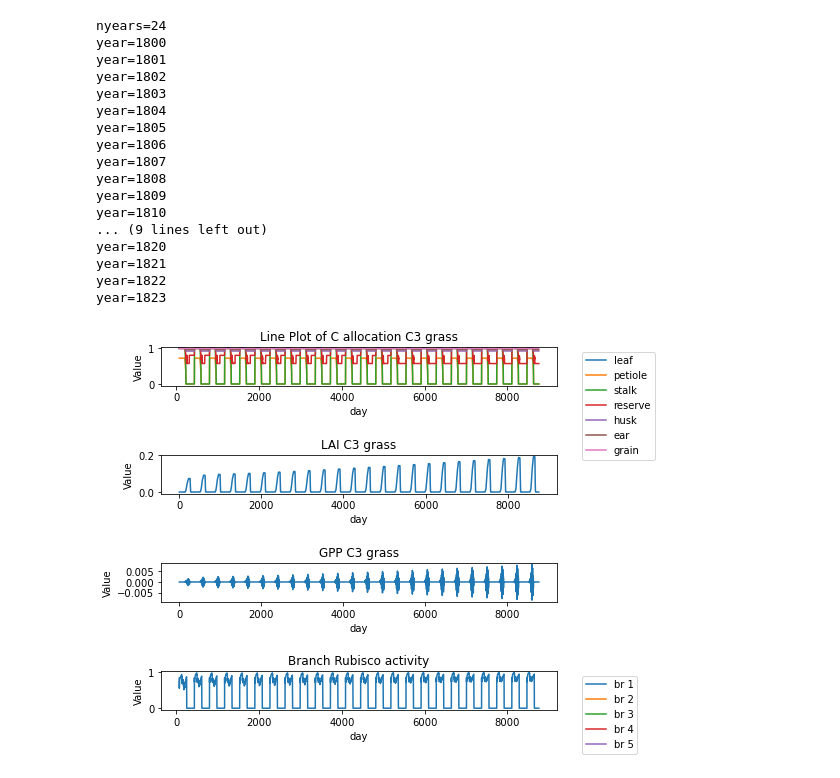
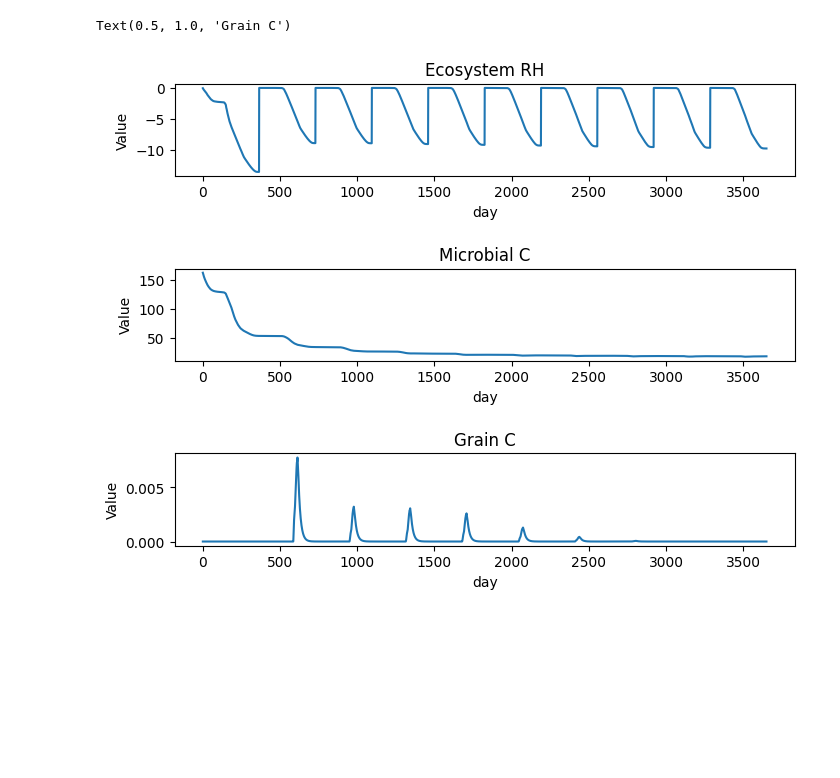
Before and after one commit to jinyun1tang/EcoSIM, a Jupyter notebook: examples/run_dir/jupyter_notebook/sample_visual.ipynb, the cells around one changed output. Drawn from its saved outputs; the diff is of its cells as text; code cells hidden in the pictures; blank space fills up the shorter version.

```diff
--- a/examples/run_dir/jupyter_notebook/sample_visual.ipynb
+++ b/examples/run_dir/jupyter_notebook/sample_visual.ipynb
@@ -136,58 +107,28 @@ year=1823
-# %%
-fig, axs = plt.subplots(4, 1, figsize=(8, 6))
-
-for nmp in range(len(morphunit)):
-    axs[0].plot(np.sum(parts_brch1_pft2[:,0:nmp],axis=1),label=morphunit[nmp])
-axs[0].set_xlabel('day')
-axs[0].set_ylabel('Value')
-axs[0].set_title('Line Plot of C allocation C3 grass')
-axs[0].legend(bbox_to_anchor=(1.05, 1), loc='upper left')
-
-
-axs[1].plot(LAI[:,1])
-axs[1].set_xlabel('day')
-axs[1].set_ylabel('Value')
-axs[1].set_title('LAI C3 grass')
-
-cCanGPP=CanGPP[:,1].reshape(-1, 1)
-tCanGPP=VSLib.cumts2ts(cCanGPP,year0)
-
-axs[2].plot(tCanGPP)
-axs[2].set_xlabel('day')
-axs[2].set_ylabel('Value')
-axs[2].set_title('GPP C3 grass')
-
-for nb in range(int(maxbrach_pft[1])):
-    axs[3].plot(rubactn[:,nb,1],label=f'br {nb+1}')
-
-axs[3].set_xlabel('day')
-axs[3].set_ylabel('Value')
-axs[3].set_title('Branch Rubisco activity')
-axs[3].legend(bbox_to_anchor=(1.05, 1), loc='upper left')
-
-# Adjust layout
-plt.tight_layout()
-
-plt.show()
-# %% [output]
-nyears=24
-year=1800
-year=1801
-year=1802
-year=1803
-year=1804
-year=1805
-year=1806
-year=1807
-year=1808
-year=1809
-year=1810
-... (9 lines left out)
-year=1820
-year=1821
-year=1822
-year=1823
-[figure, removed]
+# %%
+ECO_RH=nc_file.variables['ECO_RH'][:]
+tMicbC=nc_file.variables['tMICRO_C'][:]
+grainc=nc_file.variables['GRAIN_C'][:]
+
+fig, axs = plt.subplots(3, 1, figsize=(8, 6),gridspec_kw={'hspace': 1.0})
+
+axs[0].plot(ECO_RH)
+axs[0].set_xlabel('day')
+axs[0].set_ylabel('Value')
+axs[0].set_title('Ecosystem RH')
+
+
+axs[1].plot(tMicbC)
+axs[1].set_xlabel('day')
+axs[1].set_ylabel('Value')
+axs[1].set_title('Microbial C')
+
+axs[2].plot(grainc[:,0])
+axs[2].set_xlabel('day')
+axs[2].set_ylabel('Value')
+axs[2].set_title('Grain C')
+# %% [output]
+Text(0.5, 1.0, 'Grain C')
+[figure, added]
 # %%
 fig, axs = plt.subplots(3, 1, figsize=(8, 6))
 axs[0].plot(tGPP)
```
Also changed, not shown: parts of 4 cells of this notebook, 9 other files.
